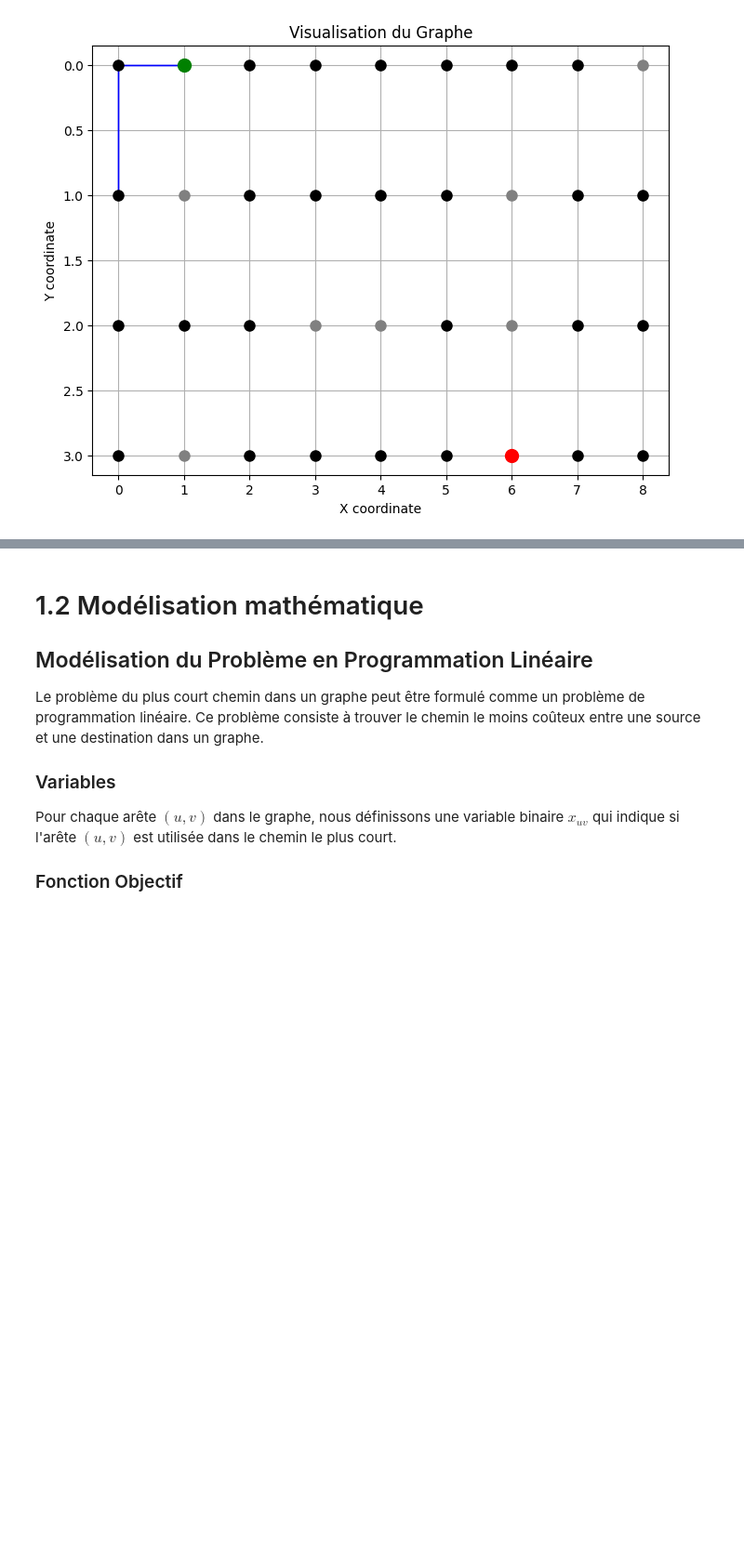
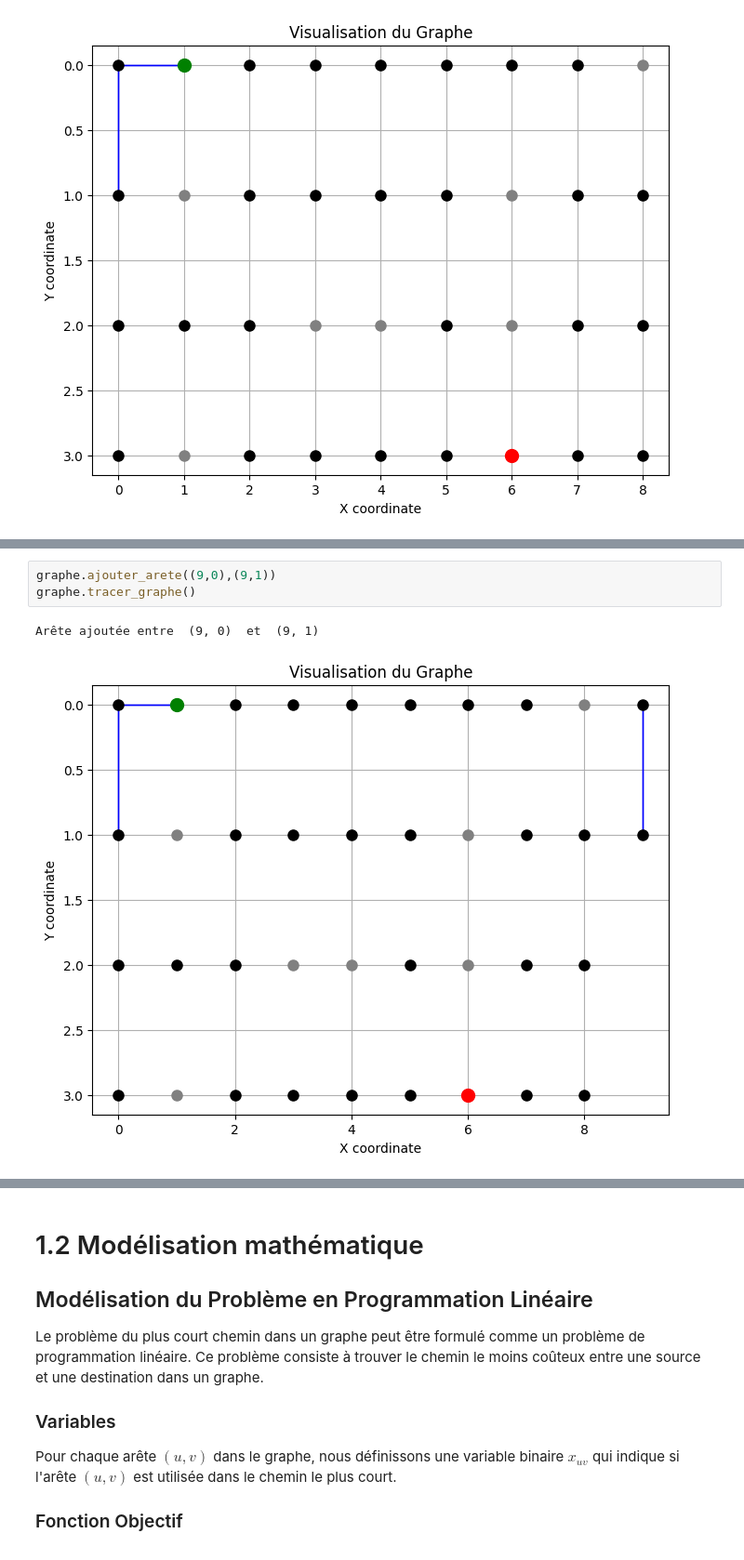
Before and after one commit to Damien-Collot/Graphes, a Jupyter notebook: TP Graphe.ipynb, the cells around one changed output, grey strips where cells are left out. Shown at 93% size. Cells and saved outputs as stored; diff of their text form; blank space fills up the shorter version.

```diff
--- a/TP Graphe.ipynb
+++ b/TP Graphe.ipynb
@@ -125,0 +204,6 @@ graphe.tracer_graphe()
+# %%
+graphe.ajouter_arete((9,0),(9,1))
+graphe.tracer_graphe()
+# %% [output]
+Arête ajoutée entre  (9, 0)  et  (9, 1)
+[figure, added]
```
Also changed, not shown: parts of 8 cells of this notebook.
